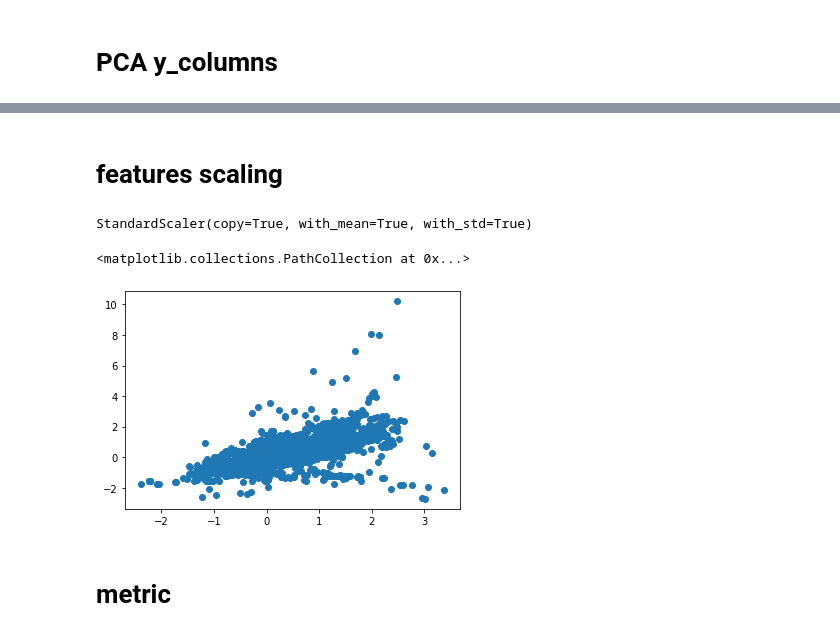
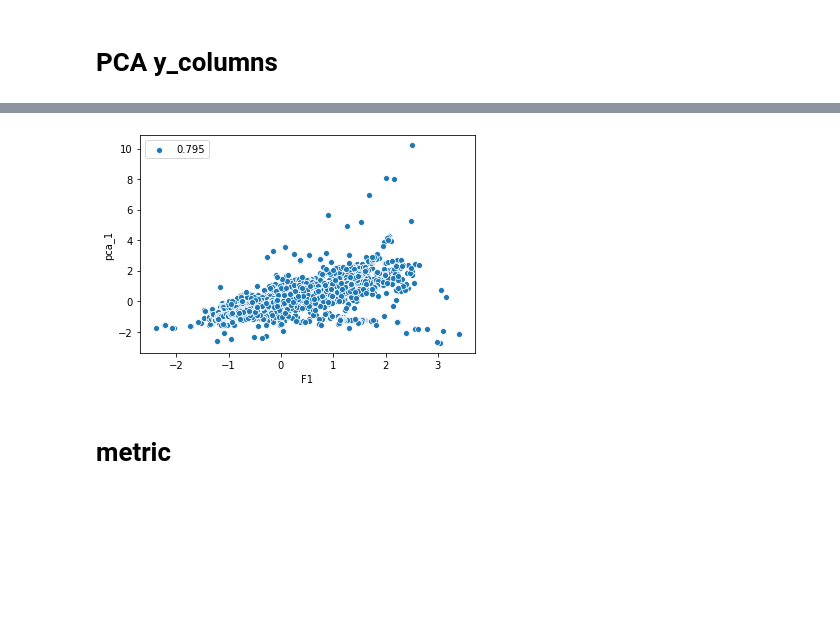
Before and after one commit to skywalker0803r/works, a Jupyter notebook: C8N.ipynb, the cells around one changed output, grey strips where cells are left out. Drawn from its saved outputs; the diff is of its cells as text; code cells hidden in the pictures; blank space fills up the shorter version.

```diff
--- a/C8N.ipynb
+++ b/C8N.ipynb
@@ -75,0 +140,3 @@ test[features] = scaler_x.transform(test[features])
+# %%
+pca_col = [y_name]#+[best_col]
+pca_col
@@ -76 +147,5 @@ test[features] = scaler_x.transform(test[features])
+# %%
+train['pca_1'] = pca.fit_transform(scaler_y.fit_transform(train[pca_col]))
+test_170['pca_1'] = pca.transform(scaler_y.transform(test_170[pca_col]))
+test_50['pca_1'] = pca.transform(scaler_y.transform(test_50[pca_col]))
 # %% [markdown]
@@ -102,11 +152,0 @@ for x_col in features:
-# %%
-features = ['N+A']
-# %% [markdown]
-# features scaling
-# %%
-from sklearn.preprocessing import StandardScaler
-
-scaler = StandardScaler()
-scaler.fit(train[features].append(test[features]))
-# %% [output]
-StandardScaler(copy=True, with_mean=True, with_std=True)
@@ -116,8 +153,13 @@ test[features] = scaler.transform(test[features])
-# %%
-plt.scatter(train[features[-1]],train['PCA'])
-# %% [output]
-<matplotlib.collections.PathCollection at 0x...>
-[figure, removed]
+# %%
+import seaborn as sns
+import matplotlib.pyplot as plt
+labels = train[features+['pca_1']].corr().loc['pca_1',features][0]
+labels = round(labels,3)
+sns.scatterplot(train[features[0]],train['pca_1'],label=labels)
+plt.legend()
+plt.show()
+# %% [output]
+[figure, added]
 # %% [markdown]
 # metric
 # %%
```
Also changed, not shown: parts of 84 cells of this notebook.
